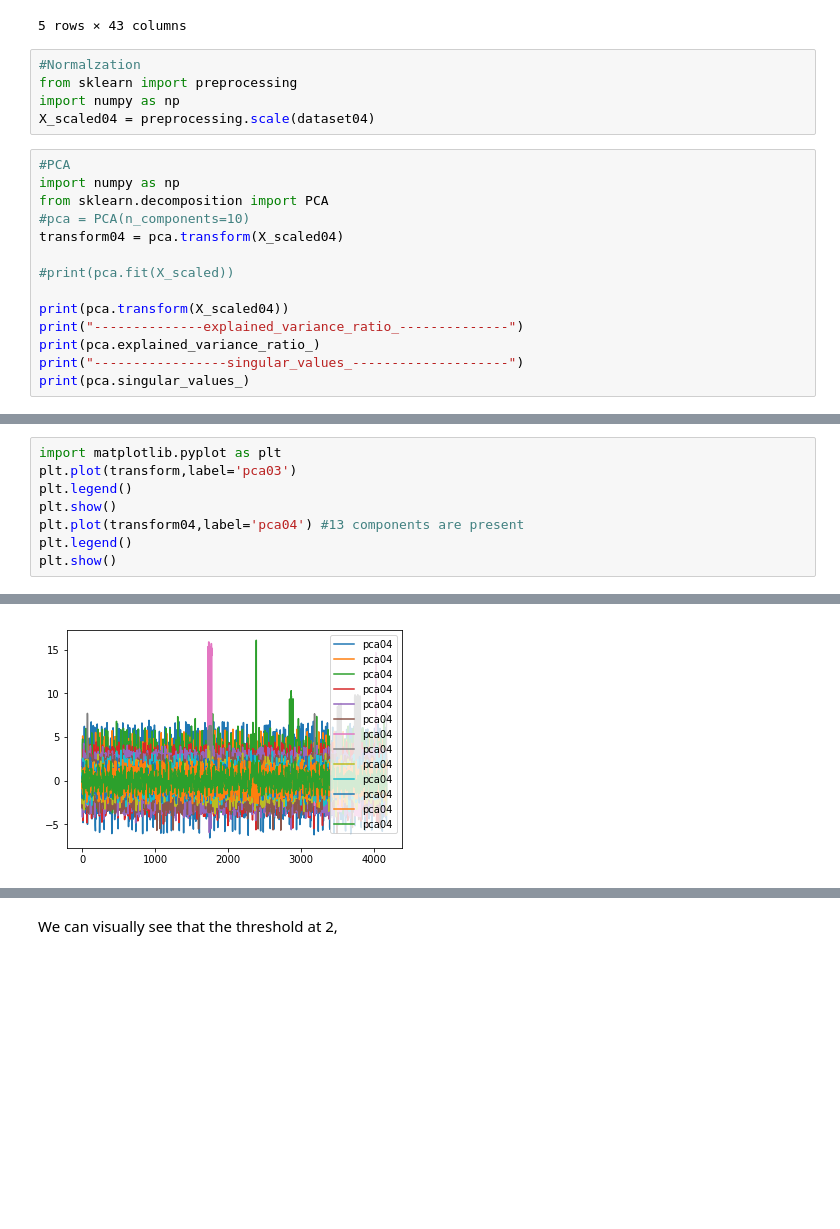
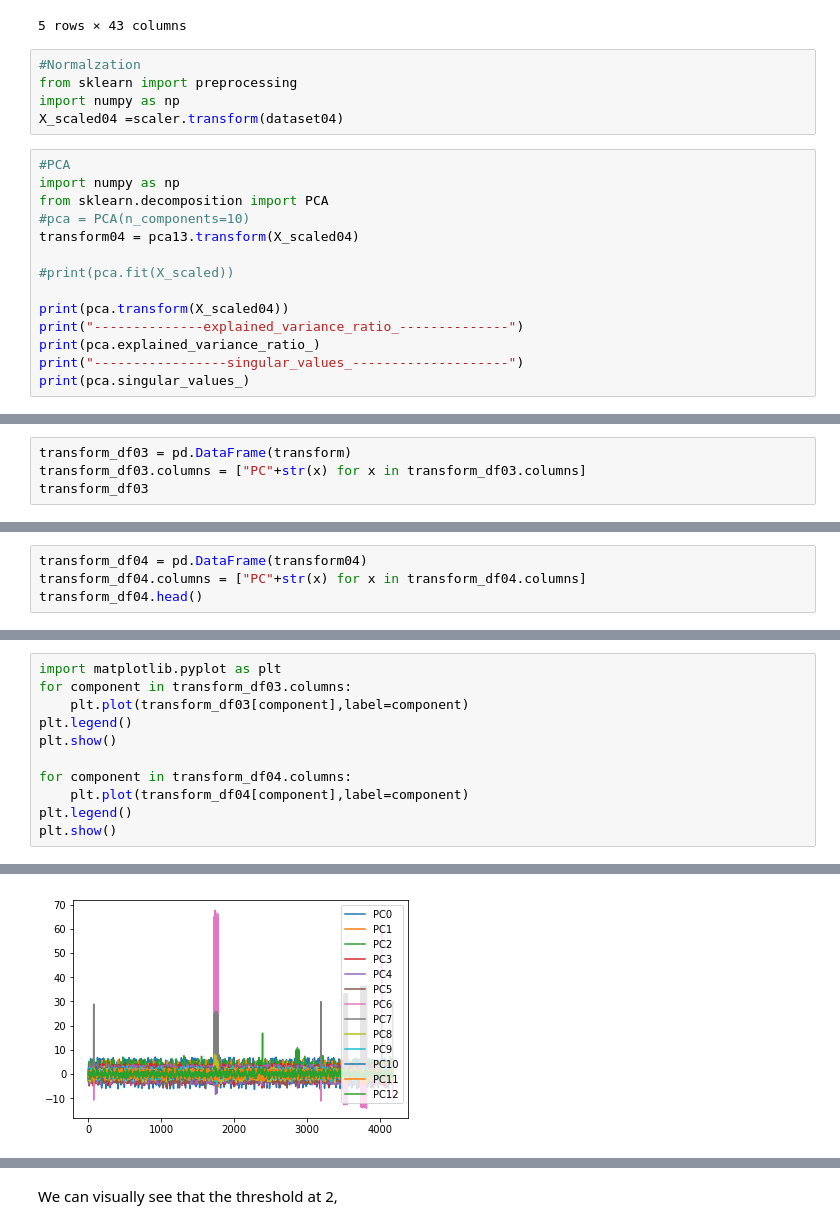
Before and after one commit to enreina/cs4035-lab, a Jupyter notebook: lab2/PCA_task.ipynb, the cells around one changed output, grey strips where cells are left out. Drawn from its saved outputs; the diff is of its cells as text; blank space fills up the shorter version.

```diff
--- a/lab2/PCA_task.ipynb
+++ b/lab2/PCA_task.ipynb
@@ -213,13 +232,13 @@ dataset04.head()
 #Normalzation
 from sklearn import preprocessing
 import numpy as np
-X_scaled04 = preprocessing.scale(dataset04)
+X_scaled04 =scaler.transform(dataset04)
 # %%
 #PCA
 import numpy as np
 from sklearn.decomposition import PCA
 #pca = PCA(n_components=10)
-transform04 = pca.transform(X_scaled04)
+transform04 = pca13.transform(X_scaled04)
 
 #print(pca.fit(X_scaled))
 
@@ -248,0 +280,4 @@ print(pca.singular_values_)
+# %%
+transform_df03 = pd.DataFrame(transform)
+transform_df03.columns = ["PC"+str(x) for x in transform_df03.columns]
+transform_df03
@@ -248,0 +303,4 @@ print(pca.singular_values_)
+# %%
+transform_df04 = pd.DataFrame(transform04)
+transform_df04.columns = ["PC"+str(x) for x in transform_df04.columns]
+transform_df04.head()
@@ -249,9 +314,12 @@ print(pca.singular_values_)
 # %%
 import matplotlib.pyplot as plt
-plt.plot(transform,label='pca03')
+for component in transform_df03.columns:
+    plt.plot(transform_df03[component],label=component)
 plt.legend()
 plt.show()
-plt.plot(transform04,label='pca04') #13 components are present
+
+for component in transform_df04.columns:
+    plt.plot(transform_df04[component],label=component)
 plt.legend()
 plt.show()
 # %% [output]
@@ -259,3 +327,3 @@ plt.show()
-[figure, old version]
+[figure, new version]
 # %%
 #tranform back to original space of dataset 04 -- this is done to compute the residuals
```
Also changed, not shown: parts of 14 cells of this notebook.
